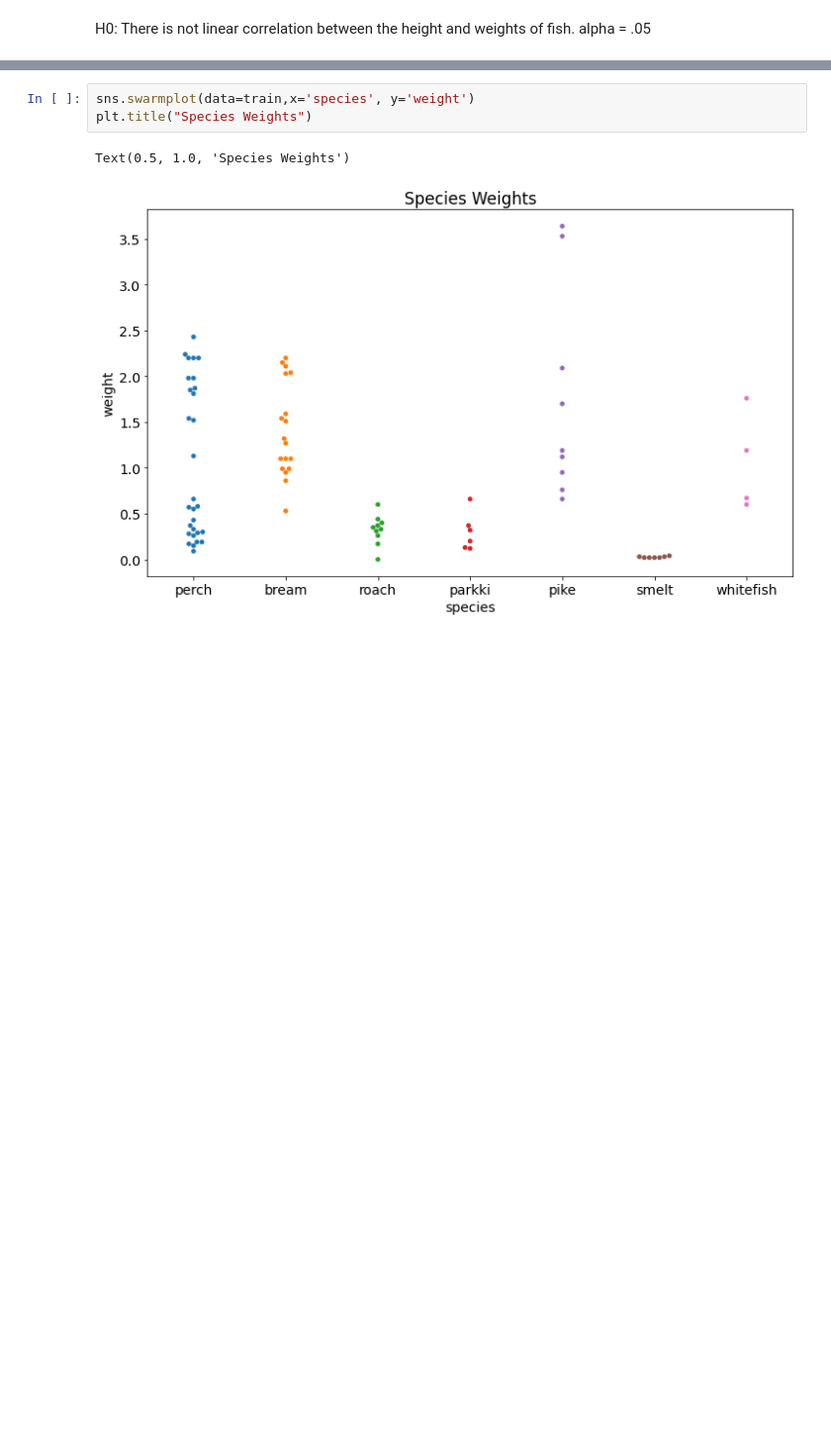
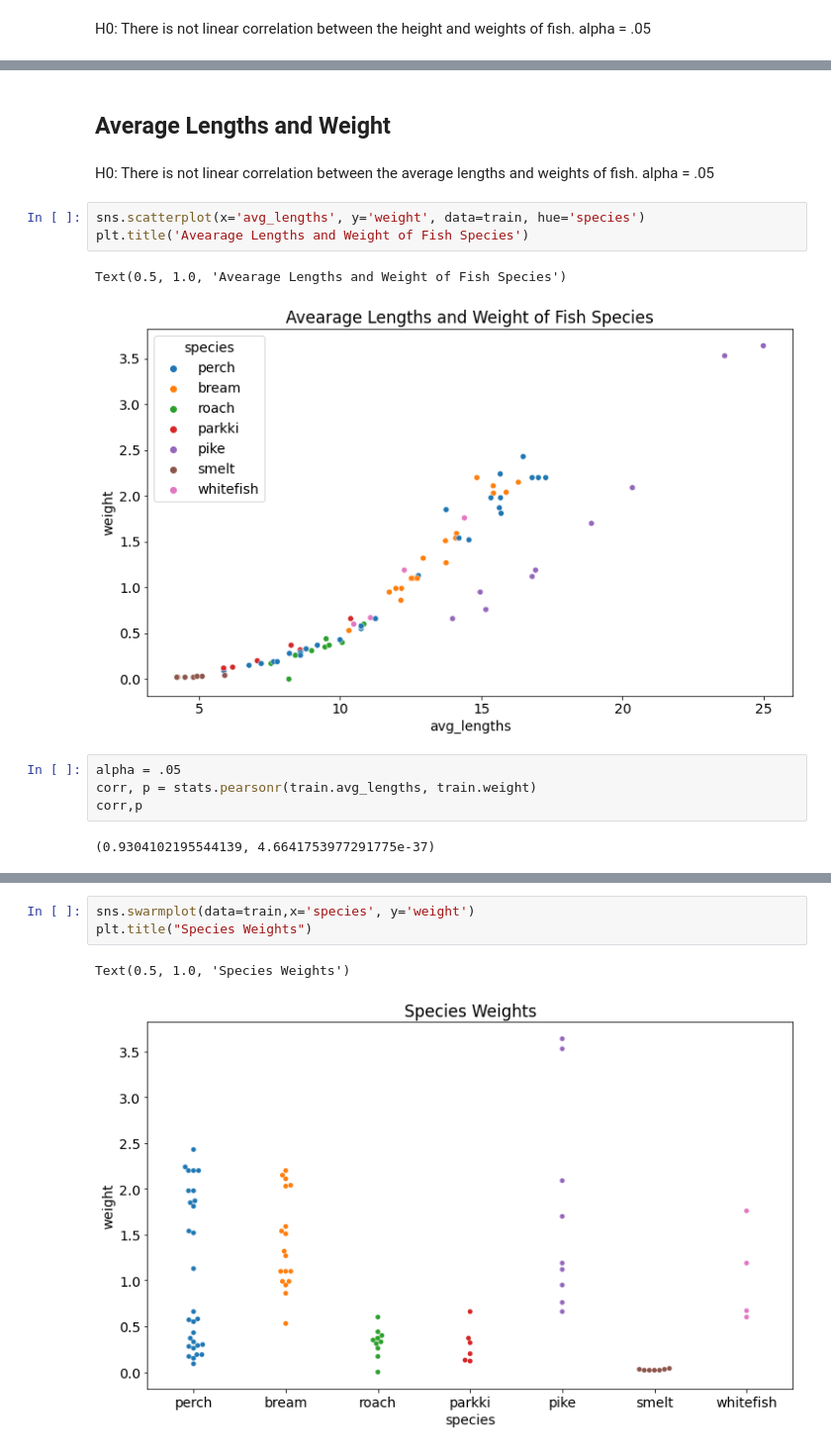
Before and after one commit to george887/estimating_fish_weights, a Jupyter notebook: explore.ipynb, the cells around one changed output, grey strips where cells are left out. Shown at 99% size. Drawn from its saved outputs; the diff is of its cells as text; blank space fills up the shorter version.

```diff
--- a/explore.ipynb
+++ b/explore.ipynb
@@ -104,0 +145,17 @@ P-value 0.0000000000 is less than alpha so we reject the null hypothesis
+# %% [markdown]
+## Average Lengths and Weight
+# %% [markdown]
+H0: There is not linear correlation between the average lengths and weights of fish.
+alpha = .05
+# %%
+sns.scatterplot(x='avg_lengths', y='weight', data=train, hue='species')
+plt.title('Avearage Lengths and Weight of Fish Species')
+# %% [output]
+Text(0.5, 1.0, 'Avearage Lengths and Weight of Fish Species')
+[figure, added]
+# %%
+alpha = .05
+corr, p = stats.pearsonr(train.avg_lengths, train.weight)
+corr,p
+# %% [output]
+(0.9304102195544139, 4.6641753977291775e-37)
```
Also changed, not shown: parts of 16 cells of this notebook, 3 other files.
